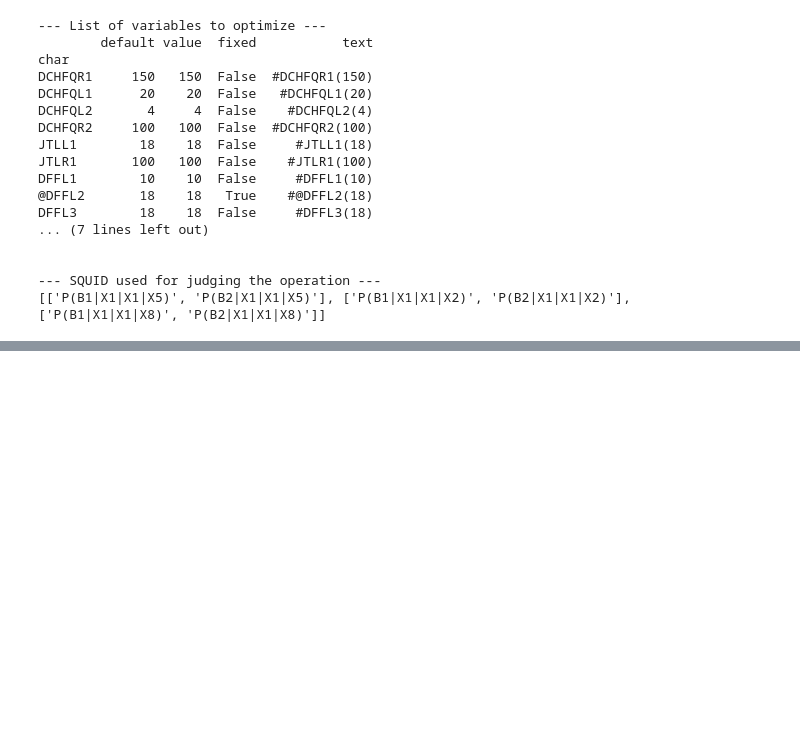
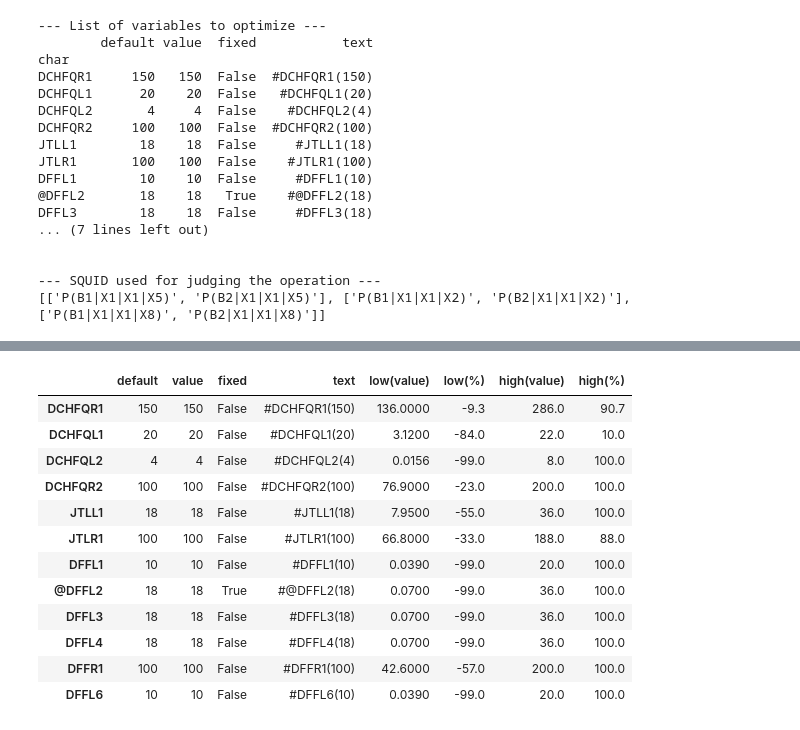
Before and after one commit to tanetakumi/hfq-optimizer, a Jupyter notebook: template/optimize.ipynb, the cells around one changed output, grey strips where cells are left out. Cells and saved outputs as stored; diff of their text form; code cells hidden in the pictures; blank space fills up the shorter version.

```diff
--- a/template/optimize.ipynb
+++ b/template/optimize.ipynb
@@ -182,2 +172,23 @@ default 値でのシュミレーション結果
 [figure]
 [figure]
+# %%
+import importlib
+from optimize import optimize
+importlib.reload(optimize)
+
+op = optimize.Optimize(data)
+op.margin()
+# %% [output]
+|  | default | value | fixed | text | low(value) | low(%) | high(value) | high(%) |
+| DCHFQR1 | 150 | 150 | False | #DCHFQR1(150) | 136.0000 | -9.3 | 286.0 | 90.7 |
+| DCHFQL1 | 20 | 20 | False | #DCHFQL1(20) | 3.1200 | -84.0 | 22.0 | 10.0 |
+| DCHFQL2 | 4 | 4 | False | #DCHFQL2(4) | 0.0156 | -99.0 | 8.0 | 100.0 |
+| DCHFQR2 | 100 | 100 | False | #DCHFQR2(100) | 76.9000 | -23.0 | 200.0 | 100.0 |
+| JTLL1 | 18 | 18 | False | #JTLL1(18) | 7.9500 | -55.0 | 36.0 | 100.0 |
+| JTLR1 | 100 | 100 | False | #JTLR1(100) | 66.8000 | -33.0 | 188.0 | 88.0 |
+| DFFL1 | 10 | 10 | False | #DFFL1(10) | 0.0390 | -99.0 | 20.0 | 100.0 |
+| @DFFL2 | 18 | 18 | True | #@DFFL2(18) | 0.0700 | -99.0 | 36.0 | 100.0 |
+| DFFL3 | 18 | 18 | False | #DFFL3(18) | 0.0700 | -99.0 | 36.0 | 100.0 |
+| DFFL4 | 18 | 18 | False | #DFFL4(18) | 0.0700 | -99.0 | 36.0 | 100.0 |
+| DFFR1 | 100 | 100 | False | #DFFR1(100) | 42.6000 | -57.0 | 200.0 | 100.0 |
+| DFFL6 | 10 | 10 | False | #DFFL6(10) | 0.0390 | -99.0 | 20.0 | 100.0 |
```
Also changed, not shown: parts of 3 cells of this notebook, 8 other files.
